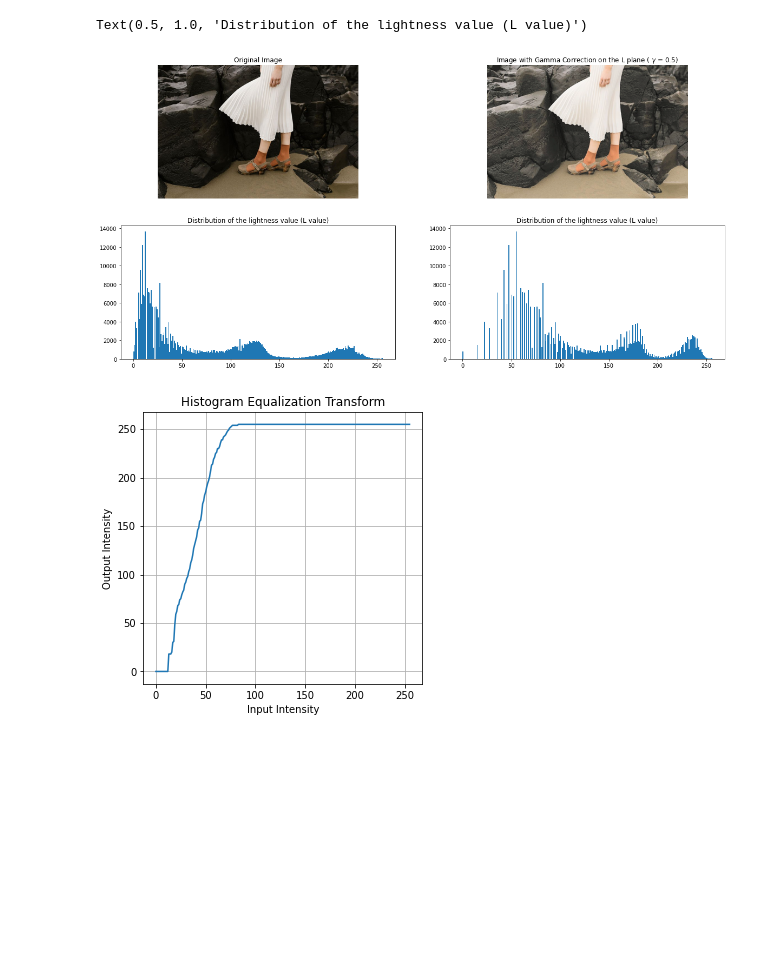
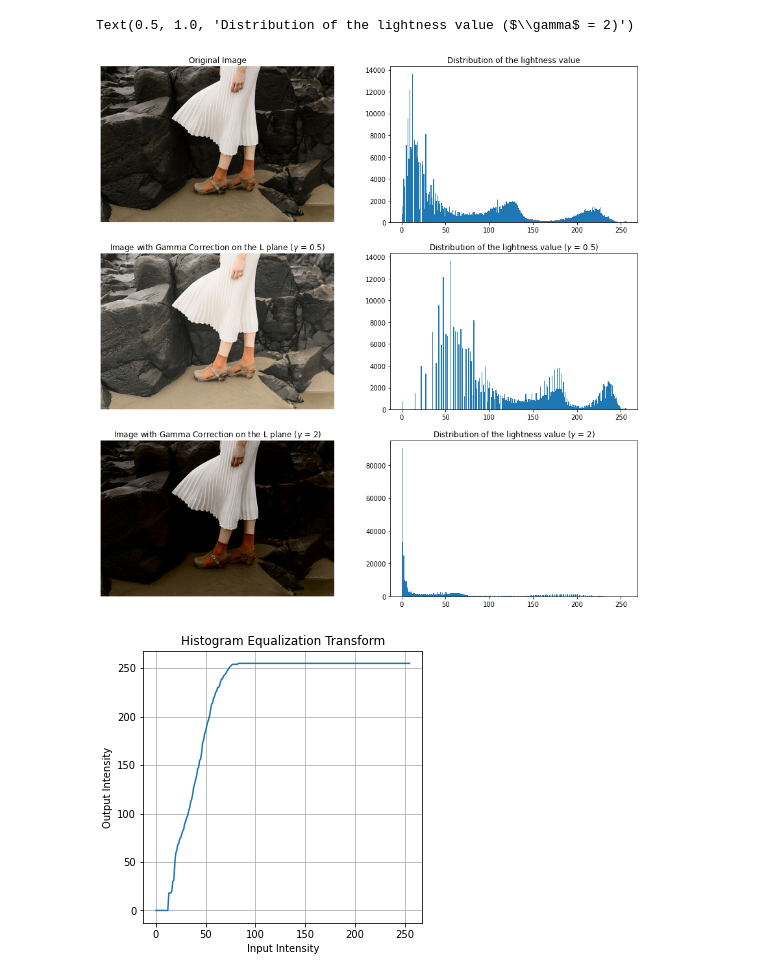
Before and after one commit to SupunDK/Fundamentals-of-Image-Processing, a Jupyter notebook: Assignment 1/190338C_Assignment_1.ipynb, the cells around one changed output. Drawn from its saved outputs; the diff is of its cells as text; code cells hidden in the pictures; blank space fills up the shorter version.

```diff
--- a/Assignment 1/190338C_Assignment_1.ipynb
+++ b/Assignment 1/190338C_Assignment_1.ipynb
@@ -91,35 +144,48 @@ ax[1][3].grid()
 # %%
 lady_img = cv.imread(r"Images\highlights_and_shadows.jpg")
 
 lady_img_orig_lab = cv.cvtColor(lady_img, cv.COLOR_BGR2LAB)
 lady_img_lab = cv.cvtColor(lady_img, cv.COLOR_BGR2LAB)
+lady_img_lab_2 = cv.cvtColor(lady_img, cv.COLOR_BGR2LAB)
 
 gamma = 0.5
 gamma_transform = np.array([(i/255.0)**gamma * 255.0 for i in range(0, 256)]).astype(np.uint8)
 
+gamma_2 = 2
+gamma_transform_2 = np.array([(i/255.0)**gamma_2 * 255.0 for i in range(0, 256)]).astype(np.uint8)
+
 lady_img_lab[:,:,0] = cv.LUT(lady_img_lab[:,:,0], gamma_transform)
+lady_img_lab_2[:,:,0] = cv.LUT(lady_img_lab_2[:,:,0], gamma_transform_2)
 
 lady_img_orig_rgb = cv.cvtColor(lady_img, cv.COLOR_BGR2RGB)
 lady_img_lab_rgb = cv.cvtColor(lady_img_lab, cv.COLOR_LAB2RGB)
+lady_img_lab_2_rgb = cv.cvtColor(lady_img_lab_2, cv.COLOR_LAB2RGB)
 
-fig, ax = plt.subplots(2, 2, figsize=(20, 10))
+fig, ax = plt.subplots(3, 2, figsize=(15, 15))
 
 ax[0][0].imshow(lady_img_orig_rgb)
 ax[0][0].set_title("Original Image")
 ax[0][0].axis('off')
 
-ax[0][1].imshow(lady_img_lab_rgb)
-ax[0][1].set_title("Image with Gamma Correction on the L plane ( $\gamma$ = 0.5)")
-ax[0][1].axis('off')
+ax[1][0].imshow(lady_img_lab_rgb)
+ax[1][0].set_title("Image with Gamma Correction on the L plane ($\gamma$ = 0.5)")
+ax[1][0].axis('off')
 
-ax[1][0].hist(lady_img_orig_lab[:,:,0].flatten(), 256, [0, 256])
-ax[1][0].set_title("Distribution of the lightness value (L value)")
+ax[2][0].imshow(lady_img_lab_2_rgb)
+ax[2][0].set_title("Image with Gamma Correction on the L plane ($\gamma$ = 2)")
+ax[2][0].axis('off')
+
+ax[0][1].hist(lady_img_orig_lab[:,:,0].flatten(), 256, [0, 256])
+ax[0][1].set_title("Distribution of the lightness value")
 
 ax[1][1].hist(lady_img_lab[:,:,0].flatten(), 256, [0, 256])
-ax[1][1].set_title("Distribution of the lightness value (L value)")
+ax[1][1].set_title("Distribution of the lightness value ($\gamma$ = 0.5)")
+
+ax[2][1].hist(lady_img_lab_2[:,:,0].flatten(), 256, [0, 256])
+ax[2][1].set_title("Distribution of the lightness value ($\gamma$ = 2)")
 # %% [output]
-Text(0.5, 1.0, 'Distribution of the lightness value (L value)')
+Text(0.5, 1.0, 'Distribution of the lightness value ($\\gamma$ = 2)')
-[figure, old version]
+[figure, new version]
 # %%
 def histogram_equalization(gray_img, max_val = 255):
     gray_img_flat = gray_img.flatten()
```
Also changed, not shown: parts of 9 cells of this notebook.
